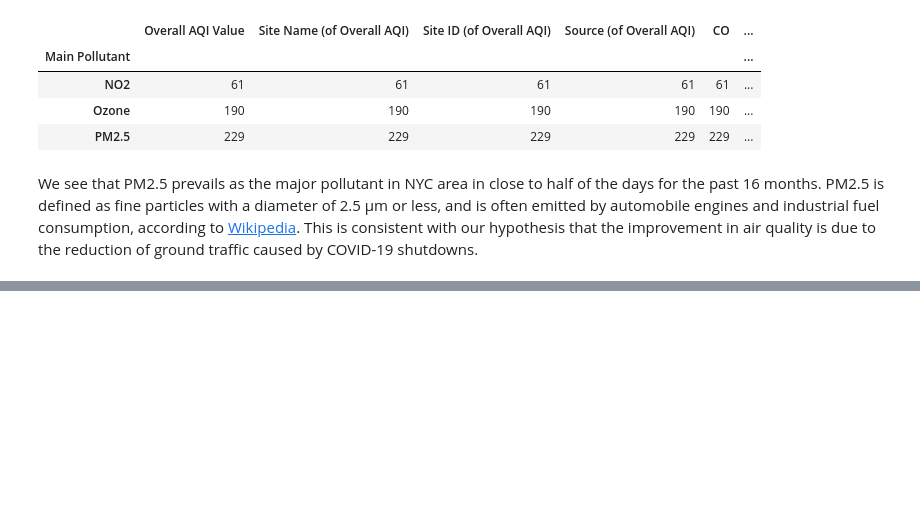
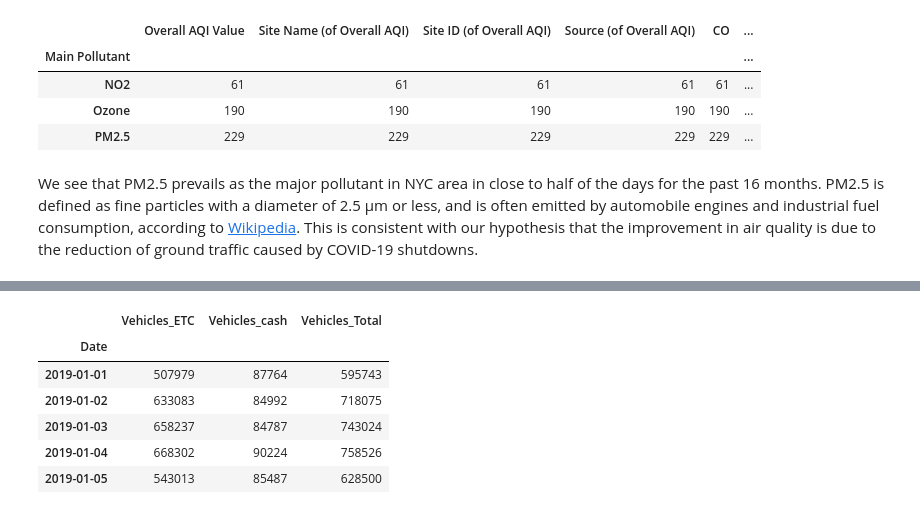
Before and after one commit to tianrunw/big-data-air-pollution, a Jupyter notebook: project/covid19_air_pollution.ipynb, the cells around one changed output, grey strips where cells are left out. Cells and saved outputs as stored; diff of their text form; code cells hidden in the pictures; blank space fills up the shorter version.

```diff
--- a/project/covid19_air_pollution.ipynb
+++ b/project/covid19_air_pollution.ipynb
@@ -72,0 +112,10 @@ _ = aqi_plot.axvline('2020-03-01', color='orangered', linestyle='--', lw=2, alph
+# %%
+mta_daily.head()
+# %% [output]
+|  | Vehicles_ETC | Vehicles_cash | Vehicles_Total |
+| Date |  |  |  |
+| 2019-01-01 | 507979 | 87764 | 595743 |
+| 2019-01-02 | 633083 | 84992 | 718075 |
+| 2019-01-03 | 658237 | 84787 | 743024 |
+| 2019-01-04 | 668302 | 90224 | 758526 |
+| 2019-01-05 | 543013 | 85487 | 628500 |
```
Also changed, not shown: parts of 14 cells of this notebook.
